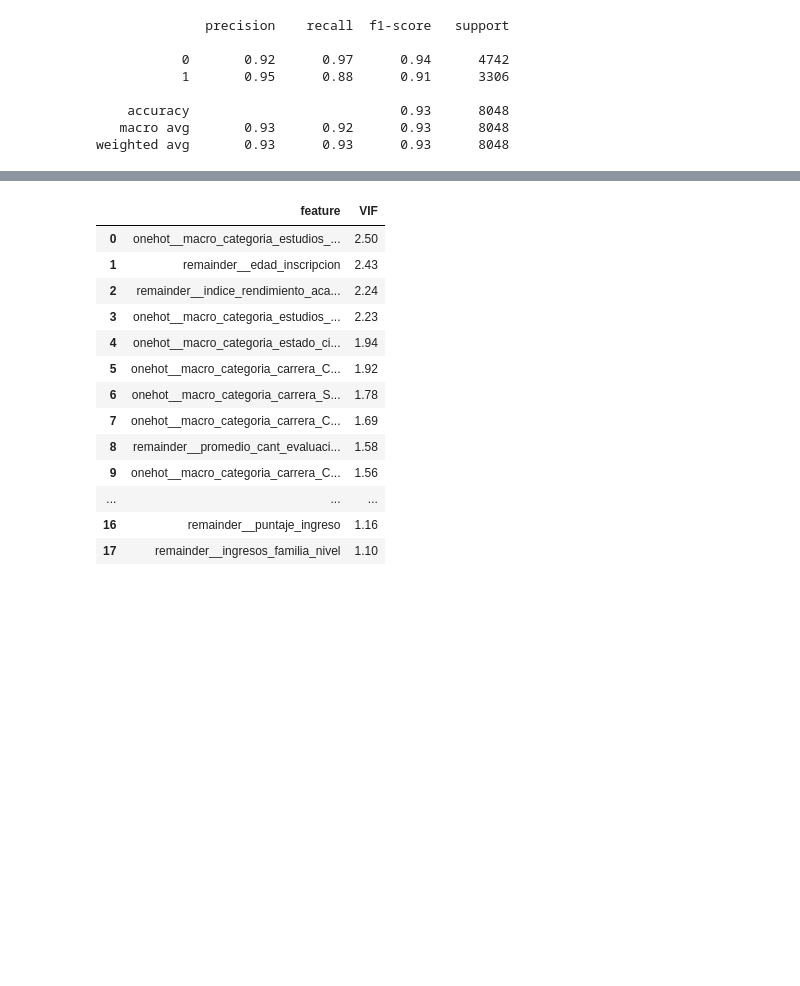
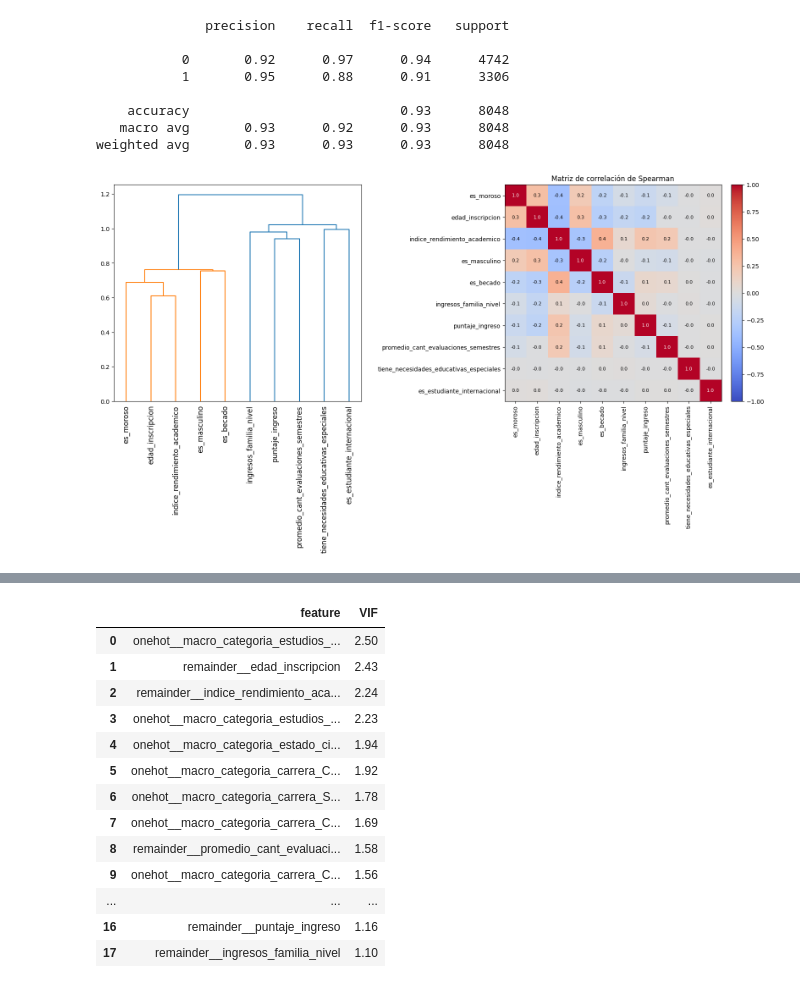
Before and after one commit to diegorojasucv/tp-1-aa, a Jupyter notebook: notebooks/training_binario.ipynb, the cells around one changed output, grey strips where cells are left out. Cells and saved outputs as stored; diff of their text form; code cells hidden in the pictures; blank space fills up the shorter version.

```diff
--- a/notebooks/training_binario.ipynb
+++ b/notebooks/training_binario.ipynb
@@ -606,6 +626,14 @@ print(classification_report(y_test, y_pred))
     accuracy                           0.93      8048
    macro avg       0.93      0.92      0.93      8048
 weighted avg       0.93      0.93      0.93      8048
+# %%
+fig, (ax1, ax2) = graficar_clustering_correlacion(
+    X_train,
+    X_train.select_dtypes(include=['number']).columns
+)
+plt.show()
+# %% [output]
+[figure, added]
 # %%
 from sklearn.metrics import f1_score
 import plotly.graph_objects as go
```
Also changed, not shown: parts of 6 cells of this notebook, 7 other files.
